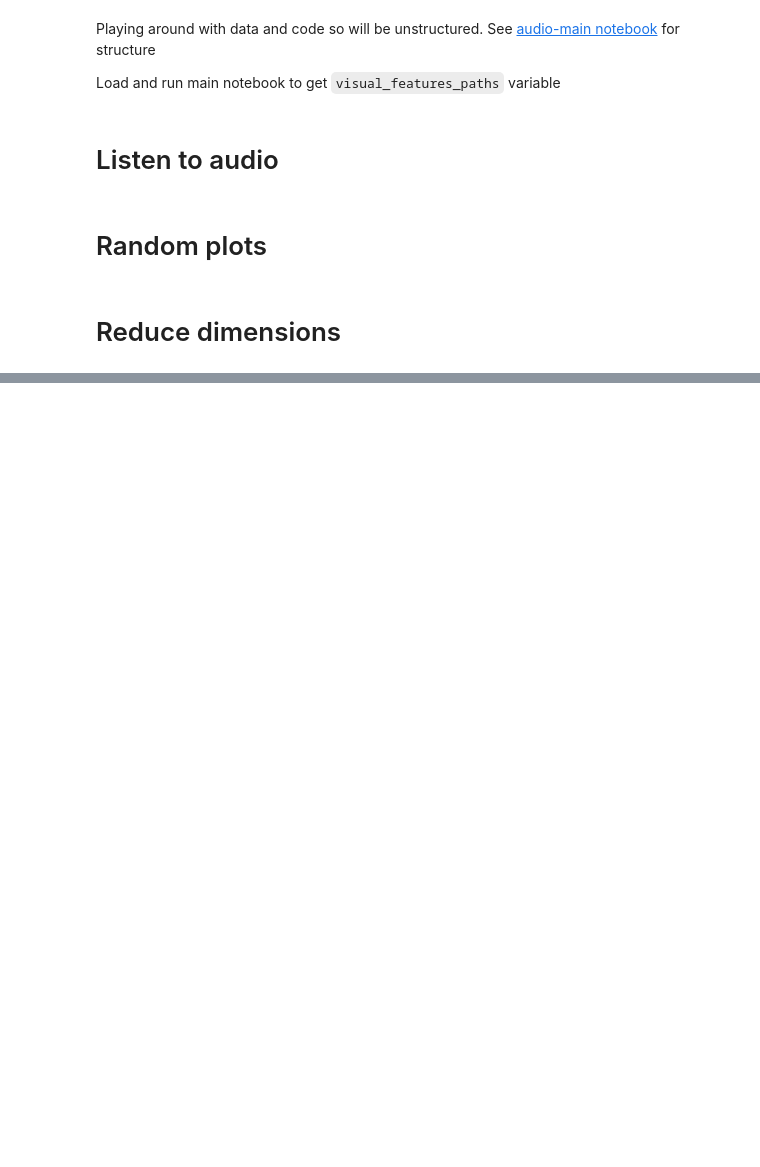
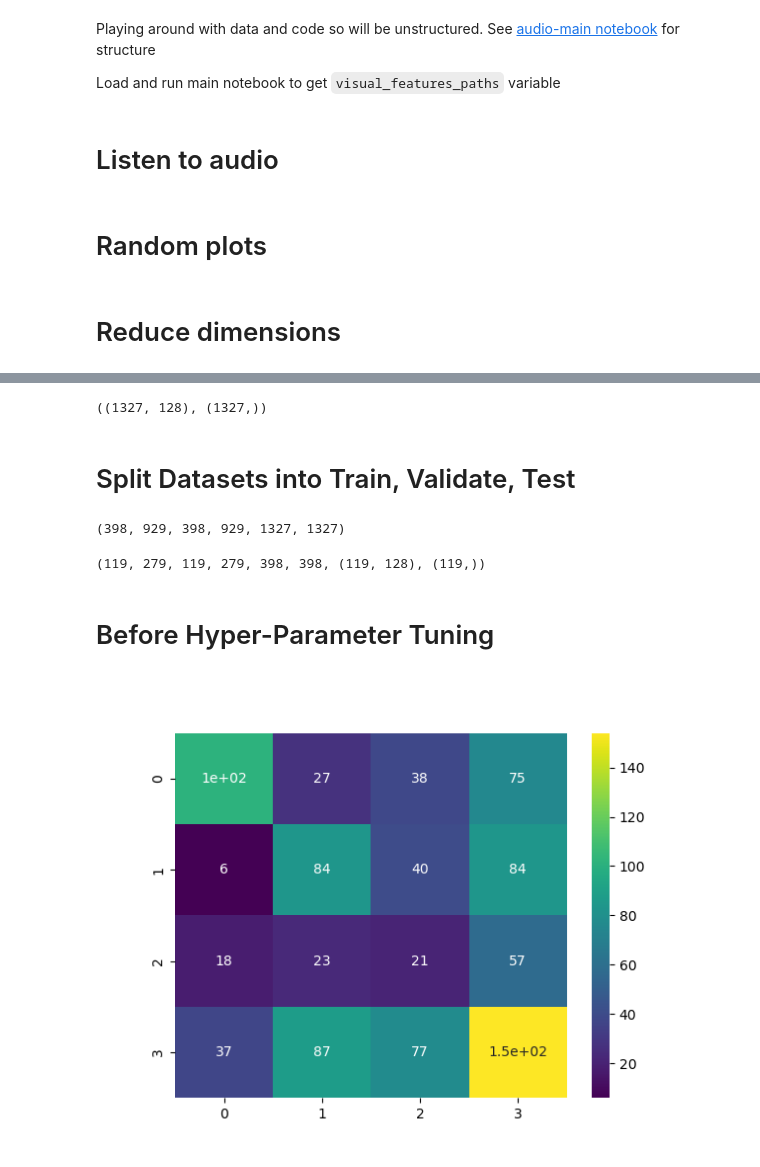
Before and after one commit to Brinkley97/csci_535_multimodal_probabilistic_learning, a Jupyter notebook: hw/2-multimodal_machine_learning_for_emotion_recognition/audio-play.ipynb, the cells around one changed output, grey strips where cells are left out. Cells and saved outputs as stored; diff of their text form; code cells hidden in the pictures; blank space fills up the shorter version.

```diff
--- a/hw/2-multimodal_machine_learning_for_emotion_recognition/audio-play.ipynb
+++ b/hw/2-multimodal_machine_learning_for_emotion_recognition/audio-play.ipynb
@@ -118,0 +101,3 @@ True
+# %%
+ys = features_with_y.loc[0:, 'emotion_labels']
+# ys
@@ -118,0 +135,32 @@ True
+# %%
+reduced_temporal_dimensions, true_labels = reduce_temporal_dimension(visual_features_paths, ys)
+np.shape(reduced_temporal_dimensions), np.shape(true_labels)
+# %% [output]
+((1327, 128), (1327,))
+# %% [markdown]
+# Split Datasets into Train, Validate, Test
+# %%
+X_train, X_test, y_train, y_test = train_test_split(reduced_temporal_dimensions, true_labels, test_size=0.7, random_state=42)
+total_X = len(X_train) + len(X_test)
+total_Y = len(y_train) + len(y_test)
+len(X_train), len(X_test), len(y_train), len(y_test), total_X, total_Y
+# %% [output]
+(398, 929, 398, 929, 1327, 1327)
+# %%
+X_train, X_val, y_train, y_val = train_test_split(X_train, y_train, test_size=0.7, random_state=42)
+total_X = len(X_train) + len(X_val)
+total_Y = len(y_train) + len(y_val)
+len(X_train), len(X_val), len(y_train), len(y_val), total_X, total_Y, np.shape(X_train), np.shape(y_train)
+# %% [output]
+(119, 279, 119, 279, 398, 398, (119, 128), (119,))
+# %% [markdown]
+# Before Hyper-Parameter Tuning
+# %%
+before_hp_model = svm.LinearSVC()
+before_hp_model.fit(X_train, y_train)
+y_pred = before_hp_model.predict(X_test)
+cm = confusion_matrix(y_test,y_pred)
+sns.heatmap(cm,annot=True,cmap='viridis')
+plt.show()
+# %% [output]
+[figure, added]
```
Also changed, not shown: parts of 14 cells of this notebook, 1 other file.
